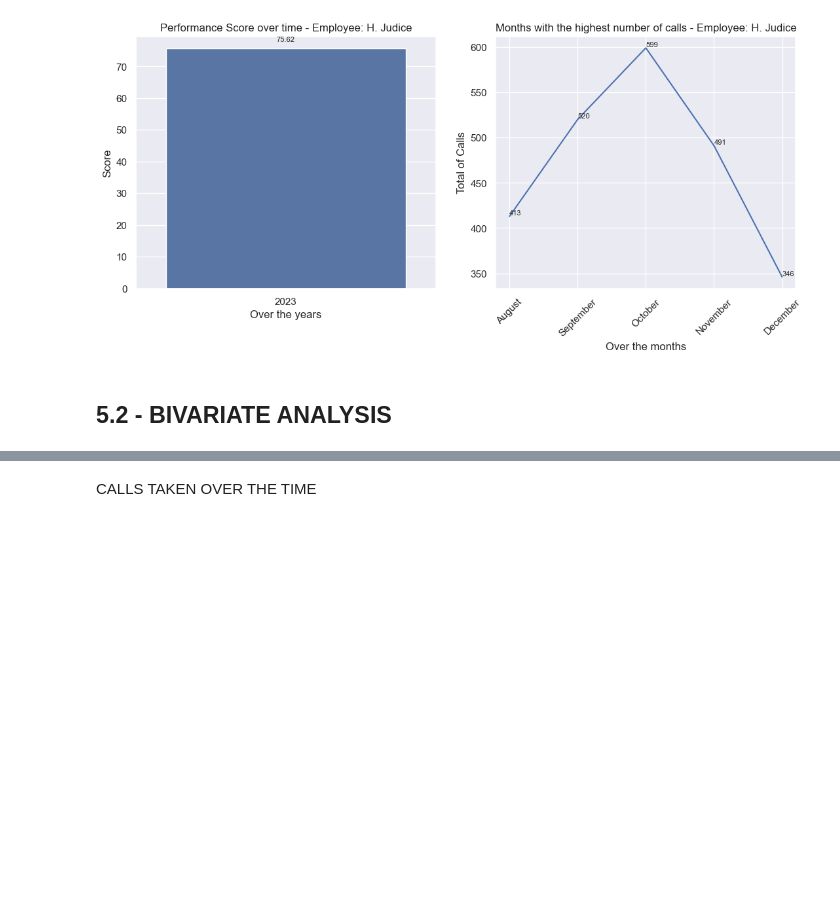
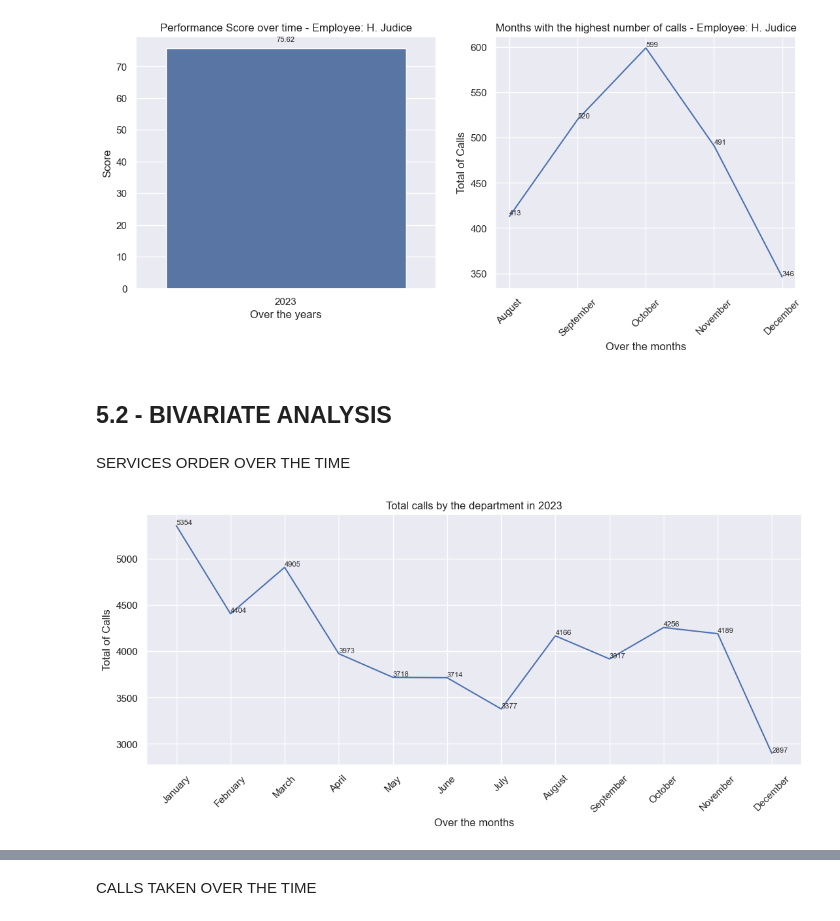
Before and after one commit to erickvieiras/callcenter_performance, a Jupyter notebook: notebook/callcenter.ipynb, the cells around one changed output, grey strips where cells are left out. Cells and saved outputs as stored; diff of their text form; code cells hidden in the pictures; blank space fills up the shorter version.

```diff
--- a/notebook/callcenter.ipynb
+++ b/notebook/callcenter.ipynb
@@ -850,3 +860,22 @@ plt.show()
 [figure]
 # %% [markdown]
 ## 5.2 - BIVARIATE ANALYSIS
+# %% [markdown]
+SERVICES ORDER OVER THE TIME
+# %%
+aux00 = df5.loc[df5['year'] == 2023]
+aux02 = aux00.groupby(['month_year', 'number_month'])['calls_taken'].sum().reset_index().sort_values('number_month', ascending = True)
+plot1 = sns.lineplot(data = aux02, x = 'month_year', y = 'calls_taken')
+plt.title('Total calls by the department in 2023')
+plt.xlabel('Over the months')
+plt.ylabel('Total of Calls')
+plt.xticks(rotation = 45)
+for line in plot1.lines:
+    y_data = line.get_ydata()
+    x_data = line.get_xdata()
+    for x, y in zip(x_data, y_data):
+        plt.text(x, y, f'{int(y)}', ha='left', va='bottom', fontsize=8)
+
+plt.show()
+# %% [output]
+[figure, added]
```
Also changed, not shown: parts of 13 cells of this notebook.
